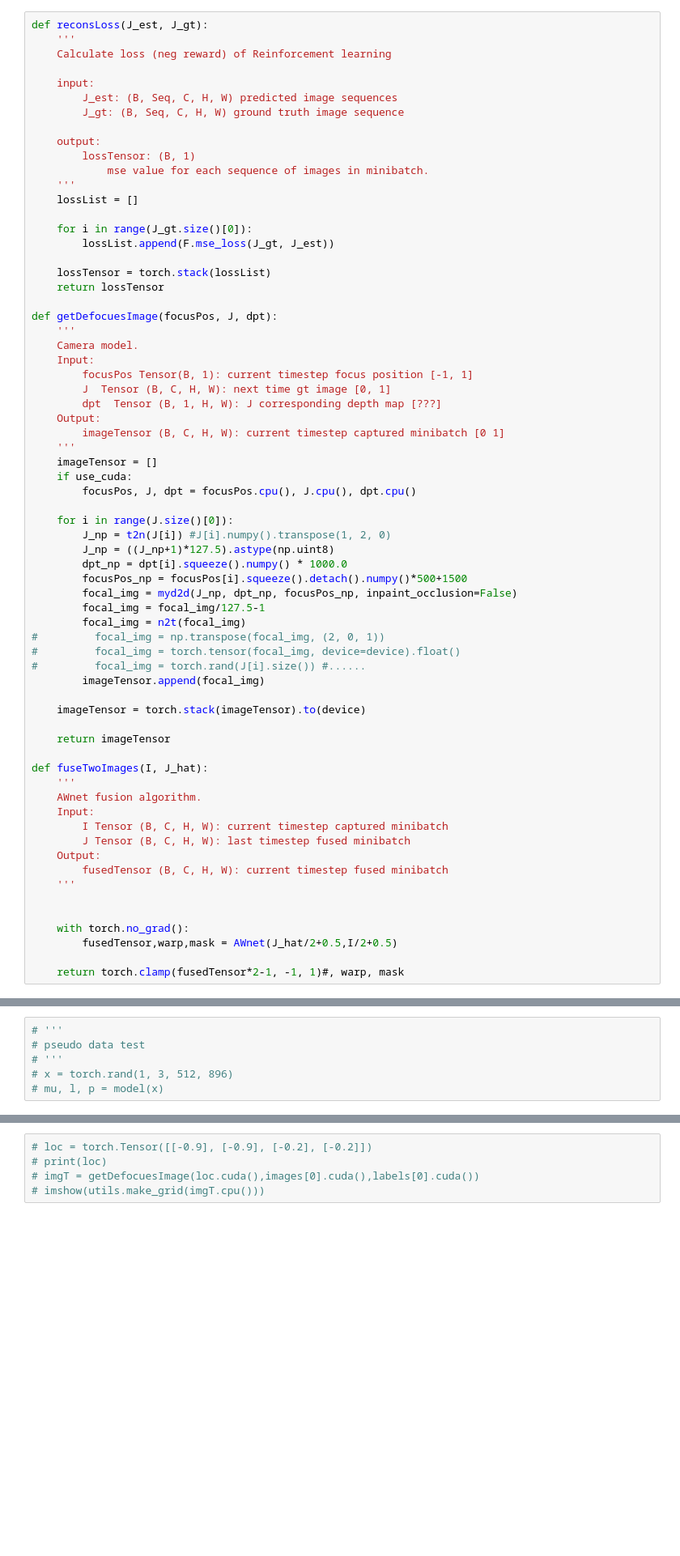
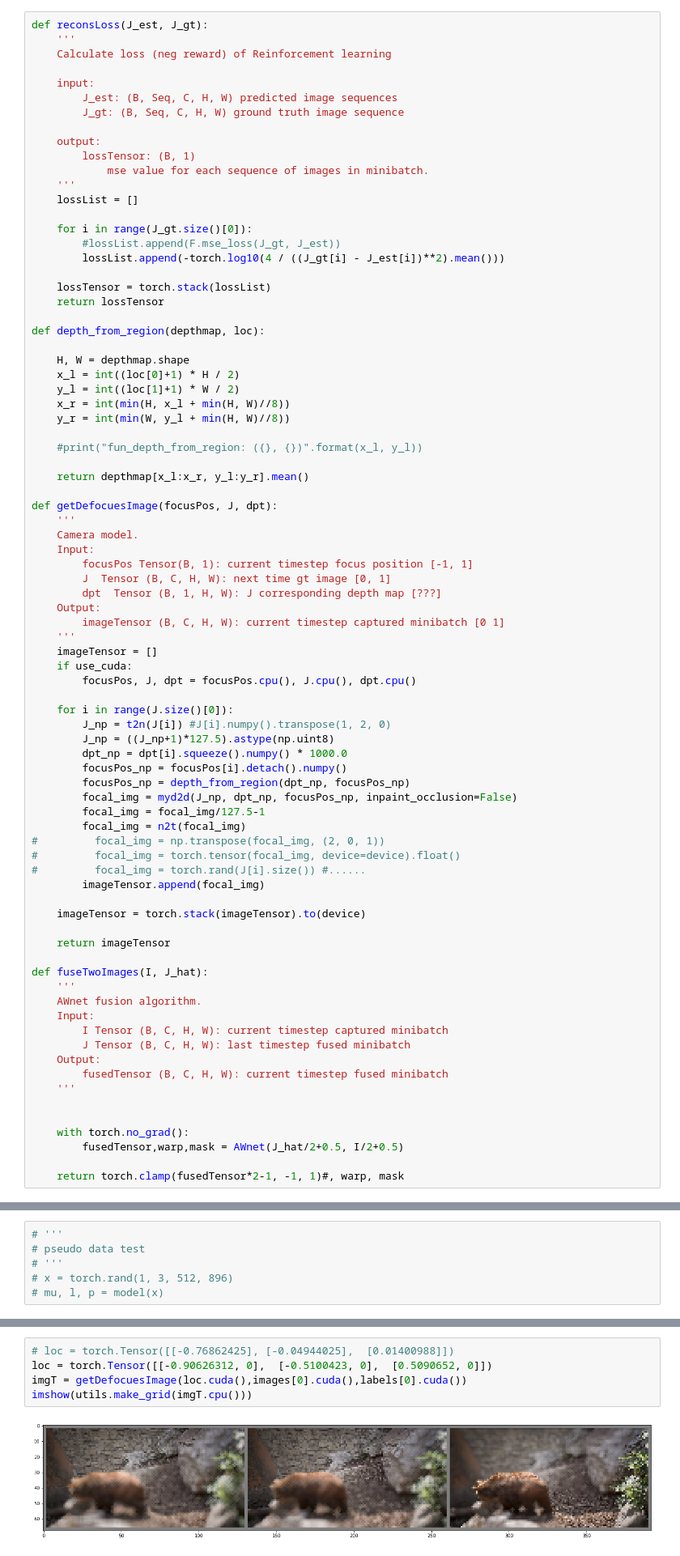
Before and after one commit to cianhwang/pyFusion, a Jupyter notebook: Robotics_Control.ipynb, the cells around one changed output, grey strips where cells are left out. Shown at 81% size. Drawn from its saved outputs; the diff is of its cells as text; blank space fills up the shorter version.

```diff
--- a/Robotics_Control.ipynb
+++ b/Robotics_Control.ipynb
@@ -210,10 +210,23 @@ def reconsLoss(J_est, J_gt):
     lossList = []
 
     for i in range(J_gt.size()[0]):
-        lossList.append(F.mse_loss(J_gt, J_est))
+        #lossList.append(F.mse_loss(J_gt, J_est))
+        lossList.append(-torch.log10(4 / ((J_gt[i] - J_est[i])**2).mean()))
 
     lossTensor = torch.stack(lossList)
     return lossTensor
+
+def depth_from_region(depthmap, loc):
+
+    H, W = depthmap.shape
+    x_l = int((loc[0]+1) * H / 2)
+    y_l = int((loc[1]+1) * W / 2)
+    x_r = int(min(H, x_l + min(H, W)//8))
+    y_r = int(min(W, y_l + min(H, W)//8))
+
+    #print("fun_depth_from_region: ({}, {})".format(x_l, y_l))
+
+    return depthmap[x_l:x_r, y_l:y_r].mean()
 
 def getDefocuesImage(focusPos, J, dpt):
     '''
@@ -233,7 +246,8 @@ def getDefocuesImage(focusPos, J, dpt):
         J_np = t2n(J[i]) #J[i].numpy().transpose(1, 2, 0)
         J_np = ((J_np+1)*127.5).astype(np.uint8)
         dpt_np = dpt[i].squeeze().numpy() * 1000.0
-        focusPos_np = focusPos[i].squeeze().detach().numpy()*500+1500
+        focusPos_np = focusPos[i].detach().numpy()
+        focusPos_np = depth_from_region(dpt_np, focusPos_np)
         focal_img = myd2d(J_np, dpt_np, focusPos_np, inpaint_occlusion=False)
         focal_img = focal_img/127.5-1
         focal_img = n2t(focal_img)
@@ -258,7 +272,7 @@ def fuseTwoImages(I, J_hat):
 
 
     with torch.no_grad():
-        fusedTensor,warp,mask = AWnet(J_hat/2+0.5,I/2+0.5)
+        fusedTensor,warp,mask = AWnet(J_hat/2+0.5, I/2+0.5)
 
     return torch.clamp(fusedTensor*2-1, -1, 1)#, warp, mask
 # %%
@@ -358,6 +376,8 @@ torch.Size([1, 3, 3, 64, 128])
 # %%
-# loc = torch.Tensor([[-0.9], [-0.9], [-0.2], [-0.2]])
-# print(loc)
-# imgT = getDefocuesImage(loc.cuda(),images[0].cuda(),labels[0].cuda())
-# imshow(utils.make_grid(imgT.cpu()))
+# loc = torch.Tensor([[-0.76862425], [-0.04944025],  [0.01400988]])
+loc = torch.Tensor([[-0.90626312, 0],  [-0.5100423, 0],  [0.5090652, 0]])
+imgT = getDefocuesImage(loc.cuda(),images[0].cuda(),labels[0].cuda())
+imshow(utils.make_grid(imgT.cpu()))
+# %% [output]
+[figure, added]
 # %%
```
Also changed, not shown: parts of 12 cells of this notebook.
